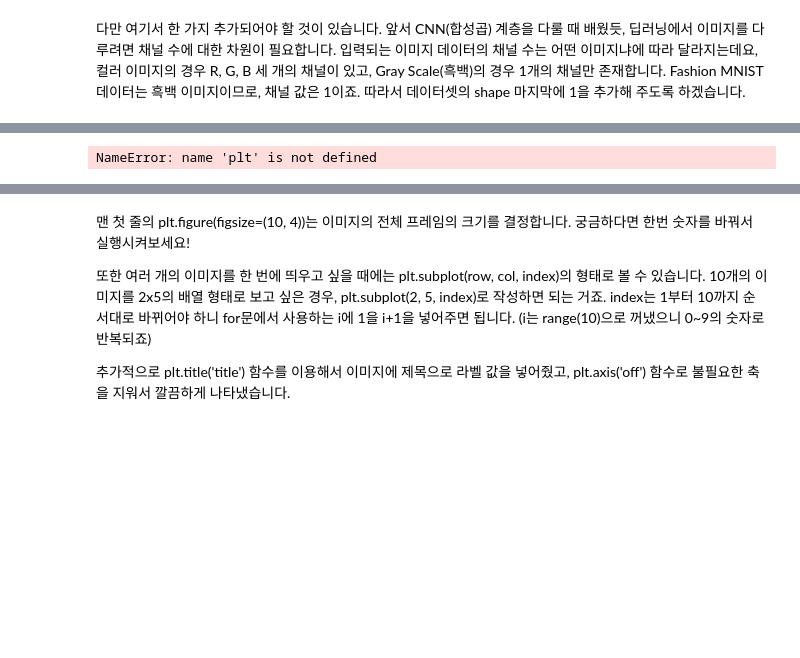
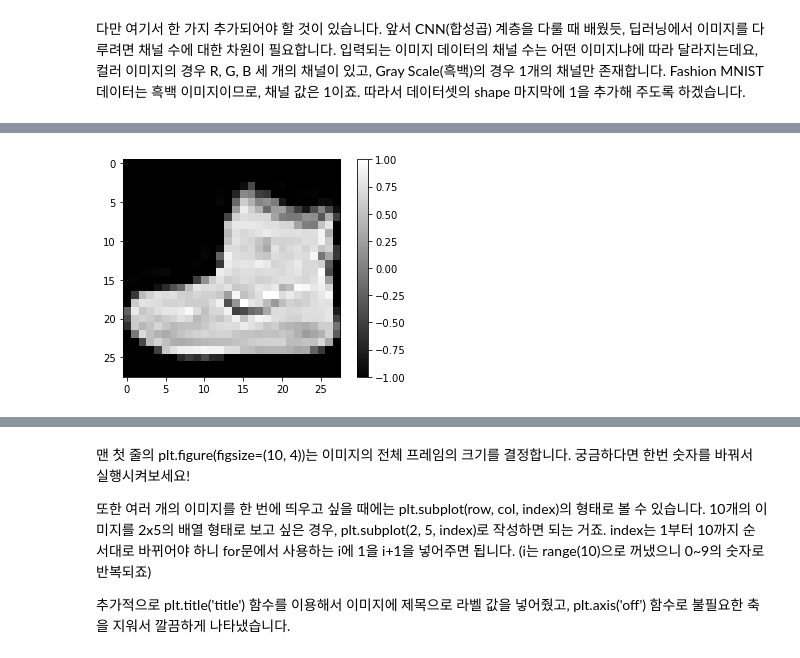
Before and after one commit to hweejuni/The-very-first-repository, a Jupyter notebook: E16.Fashion_Generator/FC.ipynb, the cells around one changed output, grey strips where cells are left out. Cells and saved outputs as stored; diff of their text form; code cells hidden in the pictures; blank space fills up the shorter version.

```diff
--- a/E16.Fashion_Generator/FC.ipynb
+++ b/E16.Fashion_Generator/FC.ipynb
@@ -44,9 +56,9 @@ train_x.shape
 # %%
-plt.imshow(train_x[0].reshape(28, 28,3), cmap='gray')
+plt.imshow(train_x[0].reshape(28, 28), cmap='gray')
 plt.colorbar()
 plt.show()
 # %% [output]
-NameError: name 'plt' is not defined
+[figure, added]
 # %%
 plt.figure(figsize=(10, 5))
 
```
Also changed, not shown: parts of 59 cells of this notebook, 1 other file.
